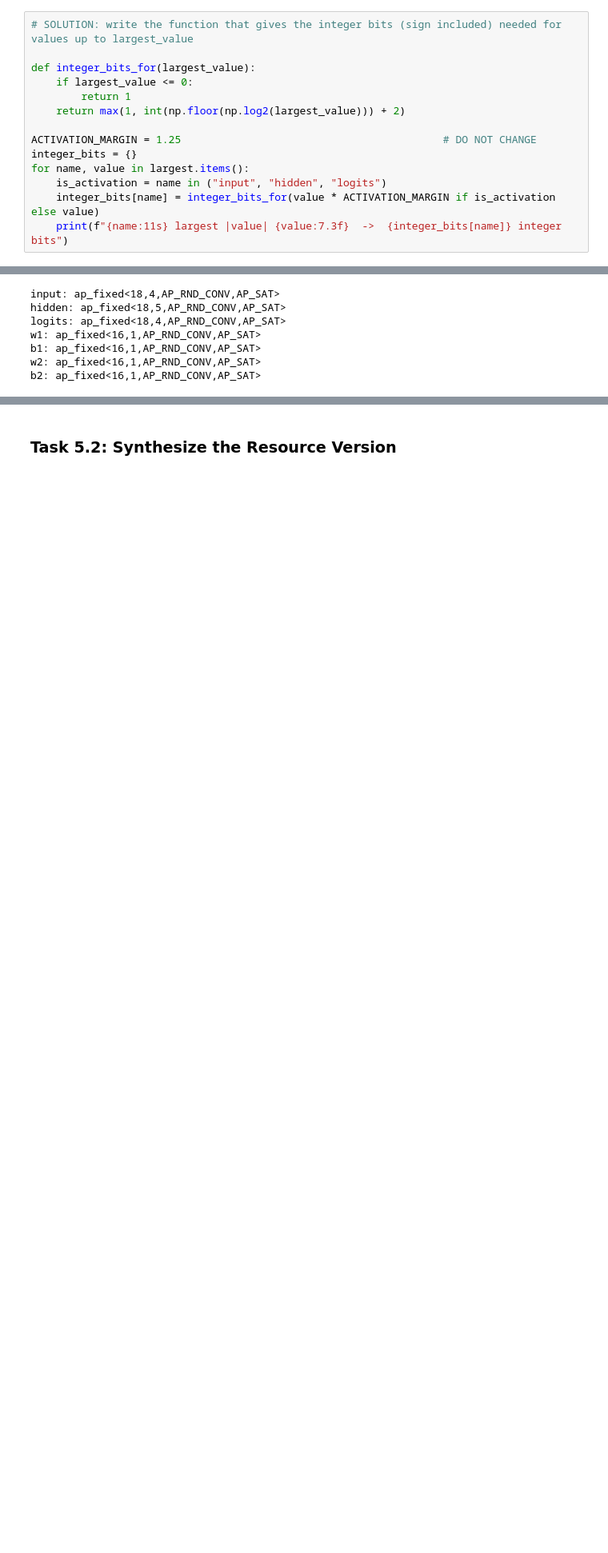
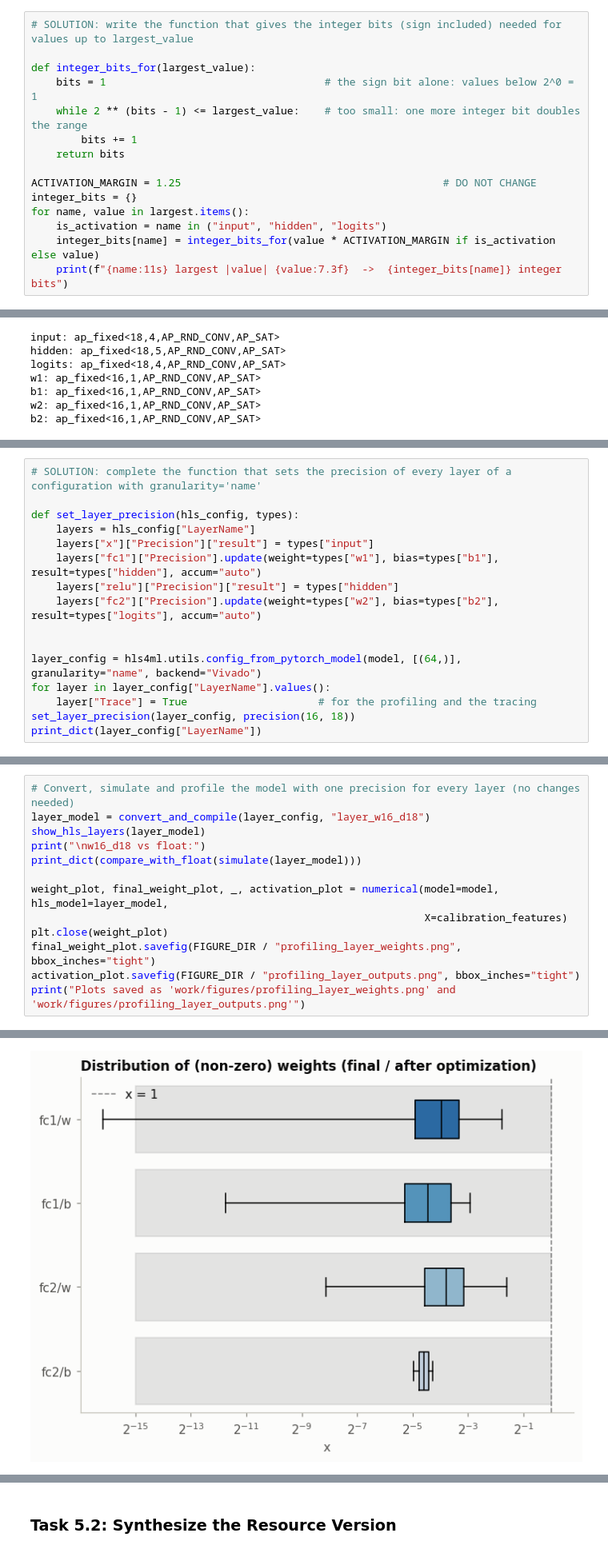
Before and after one commit to Bianco95/hackathon-gtk-fpga, a Jupyter notebook: part_2/sol/02_hls4ml_firmware-solution.ipynb, the cells around one changed output, grey strips where cells are left out. Shown at 80% size. Cells and saved outputs as stored; diff of their text form; blank space fills up the shorter version.

```diff
--- a/part_2/sol/02_hls4ml_firmware-solution.ipynb
+++ b/part_2/sol/02_hls4ml_firmware-solution.ipynb
@@ -267,9 +259,10 @@ An `ap_fixed<W, I>` holds values up to 2<sup>I−1</sup>: to hold values up to *
 # SOLUTION: write the function that gives the integer bits (sign included) needed for values up to largest_value
 
 def integer_bits_for(largest_value):
-    if largest_value <= 0:
-        return 1
-    return max(1, int(np.floor(np.log2(largest_value))) + 2)
+    bits = 1                                   # the sign bit alone: values below 2^0 = 1
+    while 2 ** (bits - 1) <= largest_value:    # too small: one more integer bit doubles the range
+        bits += 1
+    return bits
 
 ACTIVATION_MARGIN = 1.25                                          # DO NOT CHANGE
 integer_bits = {}
@@ -390,0 +517,16 @@ accepted: True
+# %%
+# SOLUTION: complete the function that sets the precision of every layer of a configuration with granularity='name'
+
+def set_layer_precision(hls_config, types):
+    layers = hls_config["LayerName"]
+    layers["x"]["Precision"]["result"] = types["input"]
+    layers["fc1"]["Precision"].update(weight=types["w1"], bias=types["b1"], result=types["hidden"], accum="auto")
+    layers["relu"]["Precision"]["result"] = types["hidden"]
+    layers["fc2"]["Precision"].update(weight=types["w2"], bias=types["b2"], result=types["logits"], accum="auto")
+
+
+layer_config = hls4ml.utils.config_from_pytorch_model(model, [(64,)], granularity="name", backend="Vivado")
+for layer in layer_config["LayerName"].values():
+    layer["Trace"] = True                     # for the profiling and the tracing
+set_layer_precision(layer_config, precision(16, 18))
+print_dict(layer_config["LayerName"])
@@ -390,0 +551,14 @@ accepted: True
+# %%
+# Convert, simulate and profile the model with one precision for every layer (no changes needed)
+layer_model = convert_and_compile(layer_config, "layer_w16_d18")
+show_hls_layers(layer_model)
+print("\nw16_d18 vs float:")
+print_dict(compare_with_float(simulate(layer_model)))
+
+weight_plot, final_weight_plot, _, activation_plot = numerical(model=model, hls_model=layer_model,
+                                                               X=calibration_features)
+plt.close(weight_plot)
+final_weight_plot.savefig(FIGURE_DIR / "profiling_layer_weights.png", bbox_inches="tight")
+activation_plot.savefig(FIGURE_DIR / "profiling_layer_outputs.png", bbox_inches="tight")
+print("Plots saved as 'work/figures/profiling_layer_weights.png' and 'work/figures/profiling_layer_outputs.png'")
+# %% [output]
@@ -390,0 +582 @@ accepted: True
+[figure, added]
```
Also changed, not shown: parts of 46 cells of this notebook, 4 other files.
